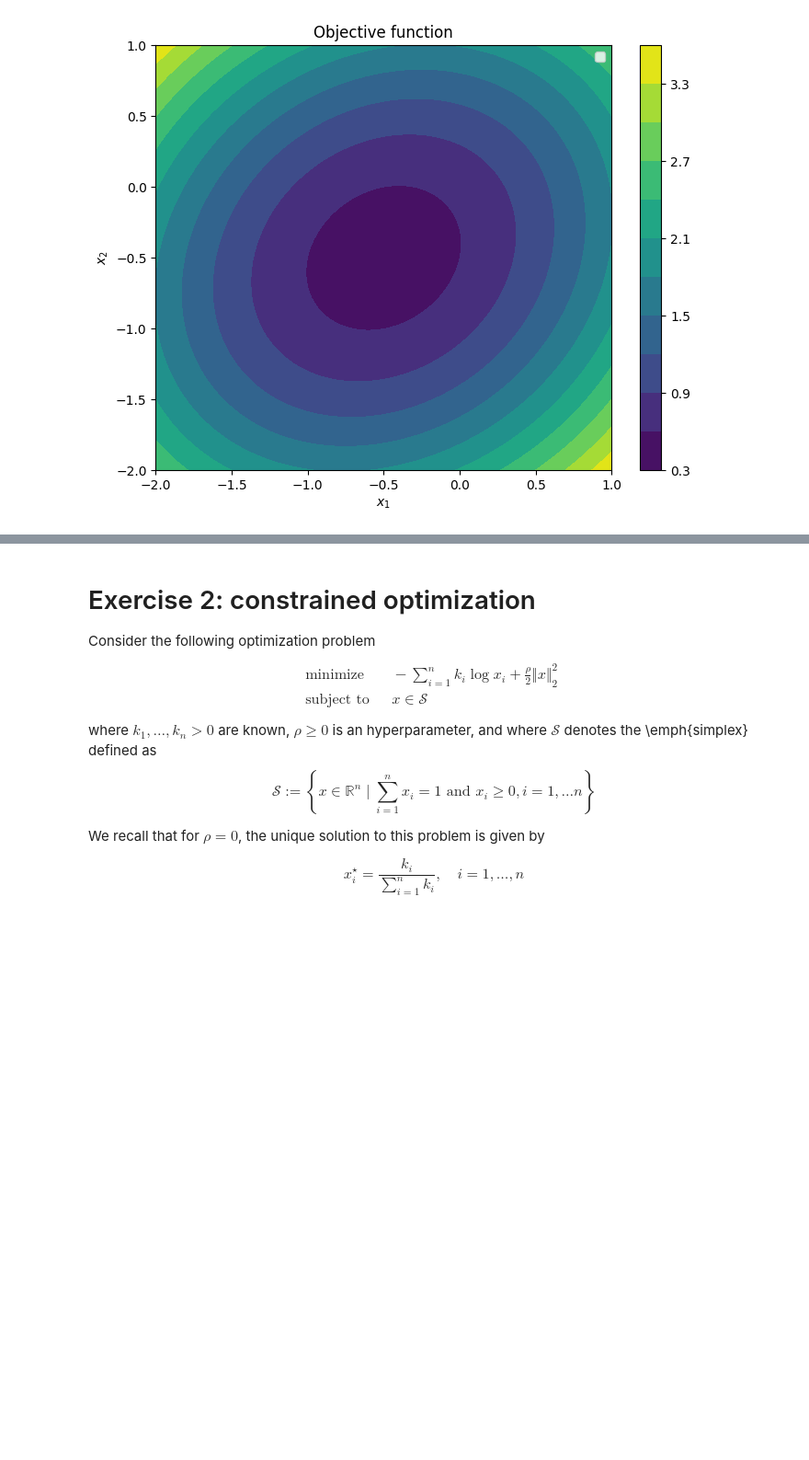
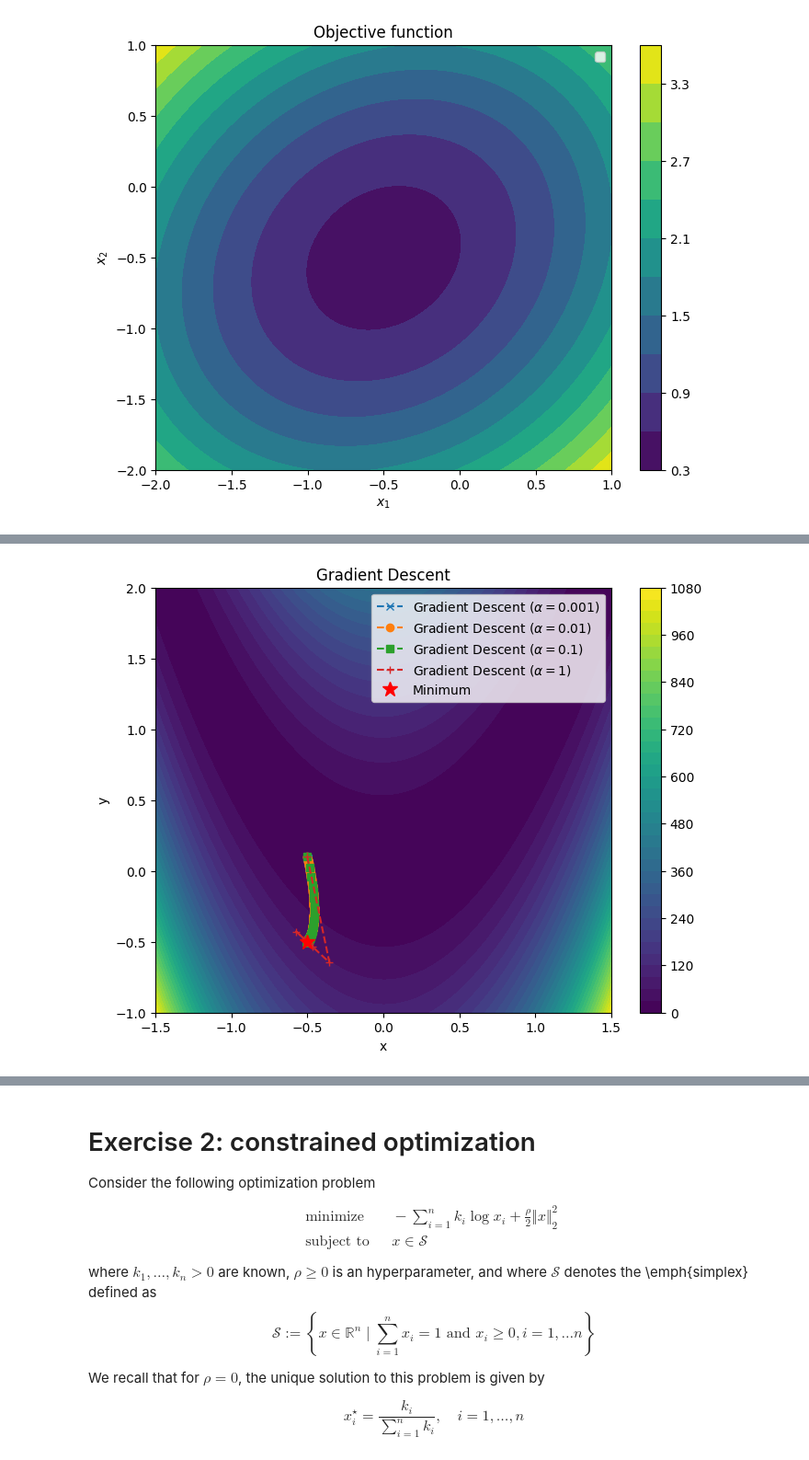
Before and after one commit to xanjoma/TD-informatique, a Jupyter notebook: exam_fall25.ipynb, the cells around one changed output, grey strips where cells are left out. Shown at 92% size. Drawn from its saved outputs; the diff is of its cells as text; code cells hidden in the pictures; blank space fills up the shorter version.

```diff
--- a/exam_fall25.ipynb
+++ b/exam_fall25.ipynb
@@ -117,0 +107,19 @@ plt.show()
+# %%
+# question 3
+
+def gradf(x1,x2):
+  dx1 = np.exp(x1)/(np.exp(x1)+np.exp(x2)) + x1
+  dx2 = np.exp(x2)/(np.exp(x1)+np.exp(x2)) + x2
+  return np.array([dx1,dx2])
+
+print(gradf(0,0))
+
+def hessianf(x1,x2):
+  factor = 1/(np.exp(x1)+np.exp(x2))**2
+  y11 = np.exp(x1)+np.exp(x2)+np.exp(2*x2)+2*np.exp(x1+x2)
+  y12 = -np.exp(x1+x2)
+  y21 = y12
+  y22 = np.exp(x1)+np.exp(x2)+np.exp(2*x1)+2*np.exp(x1+x2)
+  return np.array([[y11,y12],[y21,y22]])
+
+print(hessianf(0,0))
@@ -117,0 +171,70 @@ plt.show()
+# %%
+# question 5.2
+
+# Gradient Descent
+def gradient_descent(x0, alpha, max_iter=5000):
+    x = x0.copy()
+    xs = [x.copy()]
+    for _ in range(max_iter):
+        x -= alpha * gradf(x[0],x[1])
+        xs.append(x.copy())
+        if np.linalg.norm(gradf(x[0],x[1])) < 1e-6:
+            break
+    return np.array(xs)
+
+# Run both methods
+x0 = np.array([-0.5, 0.1])  # common starting point
+gd_path1 = gradient_descent(x0,0.01)
+gd_path2 = gradient_descent(x0,0.1)
+gd_path3 = gradient_descent(x0,1)
+gd_path4 = gradient_descent(x0,0.001)
+
+
+# Contour plot
+xx, yy = np.meshgrid(np.linspace(-1.5, 1.5, 400), np.linspace(-1, 2, 400))
+zz = (1-xx)**2 + 100*(yy-xx**2)**2
+
+plt.figure(figsize=(8,6))
+plt.contourf(xx, yy, zz, levels=40, cmap="viridis")
+plt.plot(gd_path4[:,0], gd_path4[:,1], 'x--', label="Gradient Descent ($\\alpha=0.001$)")
+plt.plot(gd_path1[:,0], gd_path1[:,1], 'o--', label="Gradient Descent ($\\alpha=0.01$)")
+plt.plot(gd_path2[:,0], gd_path2[:,1], 's--', label="Gradient Descent ($\\alpha=0.1$)")
+plt.plot(gd_path3[:,0], gd_path3[:,1], '+--', label="Gradient Descent ($\\alpha=1$)")
+
+
+
+plt.plot(-0.5,-0.5, 'r*', markersize=12, label="Minimum")
+plt.colorbar()
+plt.title("Gradient Descent")
+plt.xlabel("x")
+plt.ylabel("y")
+plt.legend()
+plt.show()
+
+# Plot convergence in objective values
+plt.figure(figsize=(8, 4))
+plt.semilogy([objective(x[0],x[1]) for x in gd_path4], label="Gradient Descent ($\\alpha=0.001$)")
+plt.semilogy([objective(x[0],x[1]) for x in gd_path1], label="Gradient Descent ($\\alpha=0.01$)")
+plt.semilogy([objective(x[0],x[1]) for x in gd_path2], label="Gradient Descent ($\\alpha=0.1$)")
+plt.semilogy([objective(x[0],x[1]) for x in gd_path3], label="Gradient Descent ($\\alpha=1$)")
+plt.xlabel("Iteration")
+plt.ylabel("Objective value $f(x)$")
+plt.title("Convergence of objective values")
+plt.legend()
+plt.grid(True)
+plt.show()
+
+# Zoom on the first 20 iterations
+plt.figure(figsize=(8, 4))
+plt.semilogy(range(20), [objective(x[0],x[1]) for x in gd_path4[:20]], 'o-', label="$\\alpha=0.001$ (first 20)")
+plt.semilogy(range(20), [objective(x[0],x[1]) for x in gd_path1[:20]], 'o-', label="$\\alpha=0.01$ (first 20)")
+plt.semilogy(range(20), [objective(x[0],x[1]) for x in gd_path2[:20]], 'o-', label="$\\alpha=0.1$ (first 20)")
+plt.semilogy(range(20), [objective(x[0],x[1]) for x in gd_path3[:20]], 'o-', label="$\\alpha=1$ (first 20)")
+plt.xlabel("Iteration")
+plt.ylabel("Objective value $f(x)$")
+plt.title("Zoom: First 20 Iterations")
+plt.legend()
+plt.grid(True)
+plt.show()
+# %% [output]
+[figure, added]
```
Also changed, not shown: parts of 16 cells of this notebook.
